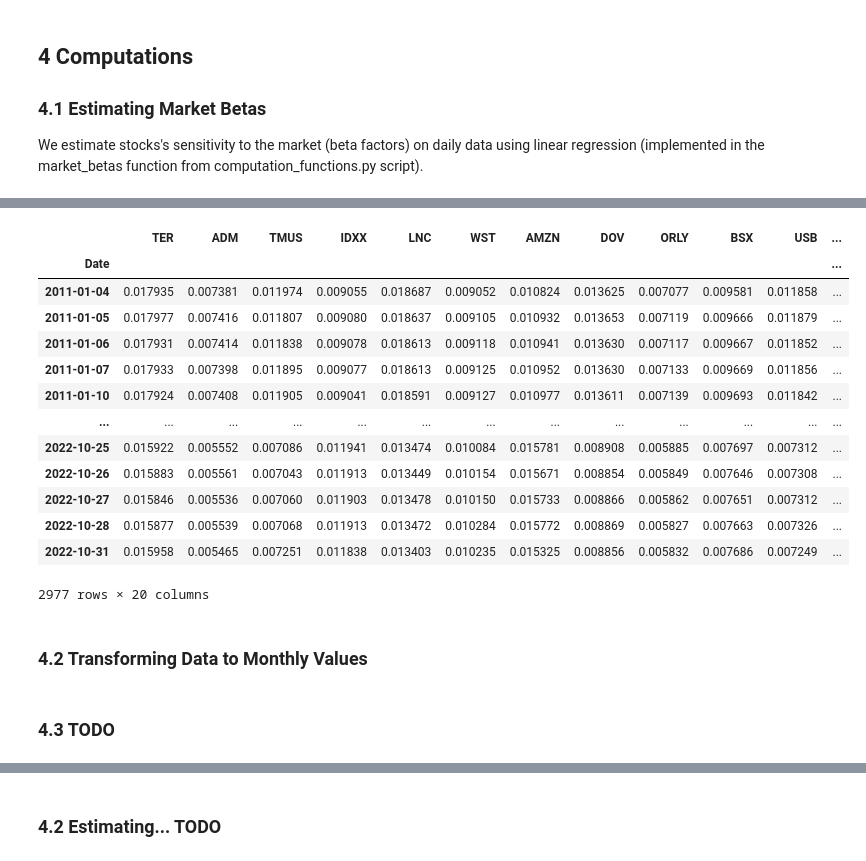
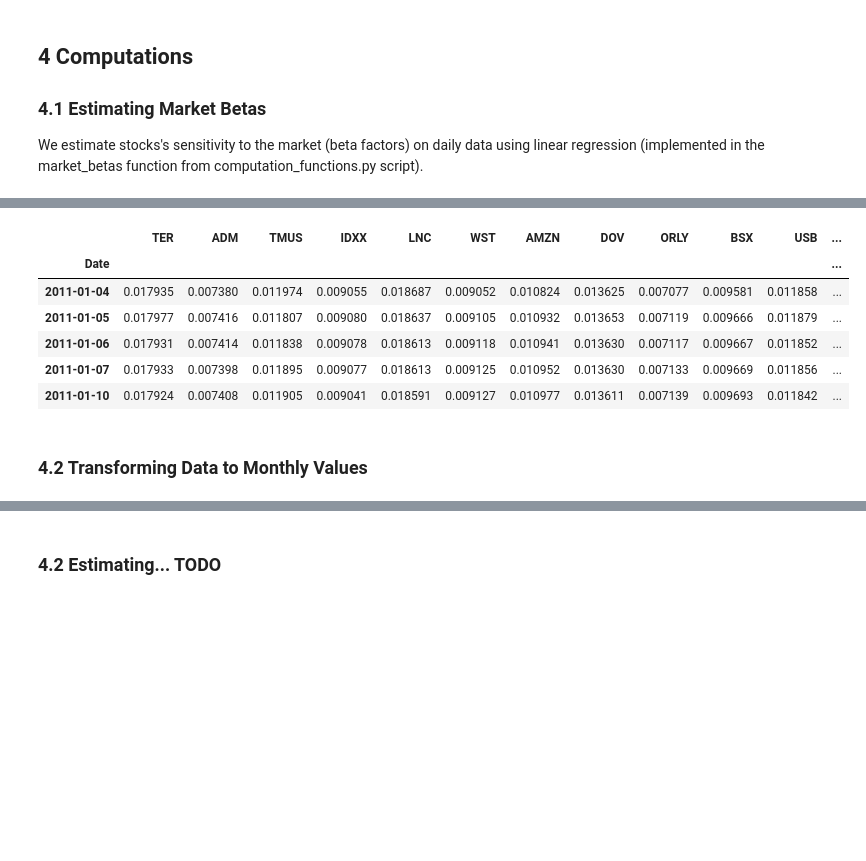
Before and after one commit to tigerbroko/Nova-SBE-Introduction-to-Programming, a Jupyter notebook: Intro-to-Programming-Project.ipynb, the cells around one changed output, grey strips where cells are left out. Saved outputs shown, nothing was run; the diff lists cells and outputs as text; code cells hidden in the pictures; blank space fills up the shorter version.

```diff
--- a/Intro-to-Programming-Project.ipynb
+++ b/Intro-to-Programming-Project.ipynb
@@ -236,5 +236,5 @@ Just to remind what objects (dataframes) are important fot us now, we obtained t
 We estimate stocks's sensitivity to the market (beta factors) on daily data using linear regression (implemented in the market_betas function from computation_functions.py script).
 # %%
 betas = cf.market_betas(excess_returns, market)
-betas
+betas.head()
 # %% [output]
@@ -242,16 +242,7 @@ Elapsed time: 15.13 seconds.
 |  | TER | ADM | TMUS | IDXX | LNC | WST | AMZN | DOV | ORLY | BSX | USB | ... |
 | Date |  |  |  |  |  |  |  |  |  |  |  | ... |
-| 2011-01-04 | 0.017935 | 0.007381 | 0.011974 | 0.009055 | 0.018687 | 0.009052 | 0.010824 | 0.013625 | 0.007077 | 0.009581 | 0.011858 | ... |
+| 2011-01-04 | 0.017935 | 0.007380 | 0.011974 | 0.009055 | 0.018687 | 0.009052 | 0.010824 | 0.013625 | 0.007077 | 0.009581 | 0.011858 | ... |
 | 2011-01-05 | 0.017977 | 0.007416 | 0.011807 | 0.009080 | 0.018637 | 0.009105 | 0.010932 | 0.013653 | 0.007119 | 0.009666 | 0.011879 | ... |
 | 2011-01-06 | 0.017931 | 0.007414 | 0.011838 | 0.009078 | 0.018613 | 0.009118 | 0.010941 | 0.013630 | 0.007117 | 0.009667 | 0.011852 | ... |
 | 2011-01-07 | 0.017933 | 0.007398 | 0.011895 | 0.009077 | 0.018613 | 0.009125 | 0.010952 | 0.013630 | 0.007133 | 0.009669 | 0.011856 | ... |
 | 2011-01-10 | 0.017924 | 0.007408 | 0.011905 | 0.009041 | 0.018591 | 0.009127 | 0.010977 | 0.013611 | 0.007139 | 0.009693 | 0.011842 | ... |
-| ... | ... | ... | ... | ... | ... | ... | ... | ... | ... | ... | ... | ... |
-| 2022-10-25 | 0.015922 | 0.005552 | 0.007086 | 0.011941 | 0.013474 | 0.010084 | 0.015781 | 0.008908 | 0.005885 | 0.007697 | 0.007312 | ... |
-| 2022-10-26 | 0.015883 | 0.005561 | 0.007043 | 0.011913 | 0.013449 | 0.010154 | 0.015671 | 0.008854 | 0.005849 | 0.007646 | 0.007308 | ... |
-| 2022-10-27 | 0.015846 | 0.005536 | 0.007060 | 0.011903 | 0.013478 | 0.010150 | 0.015733 | 0.008866 | 0.005862 | 0.007651 | 0.007312 | ... |
-| 2022-10-28 | 0.015877 | 0.005539 | 0.007068 | 0.011913 | 0.013472 | 0.010284 | 0.015772 | 0.008869 | 0.005827 | 0.007663 | 0.007326 | ... |
-| 2022-10-31 | 0.015958 | 0.005465 | 0.007251 | 0.011838 | 0.013403 | 0.010235 | 0.015325 | 0.008856 | 0.005832 | 0.007686 | 0.007249 | ... |
-2977 rows × 20 columns
-# %% [markdown]
-### 4.2 Transforming Data to Monthly Values
@@ -265,2 +249,2 @@ monthly_betas = sp.daily_to_monthly(betas)
-# %% [markdown]
-### 4.3 TODO
+# %% [markdown]
+### 4.2 Transforming Data to Monthly Values
```
Also changed, not shown: parts of 14 cells of this notebook, 21 other files.
